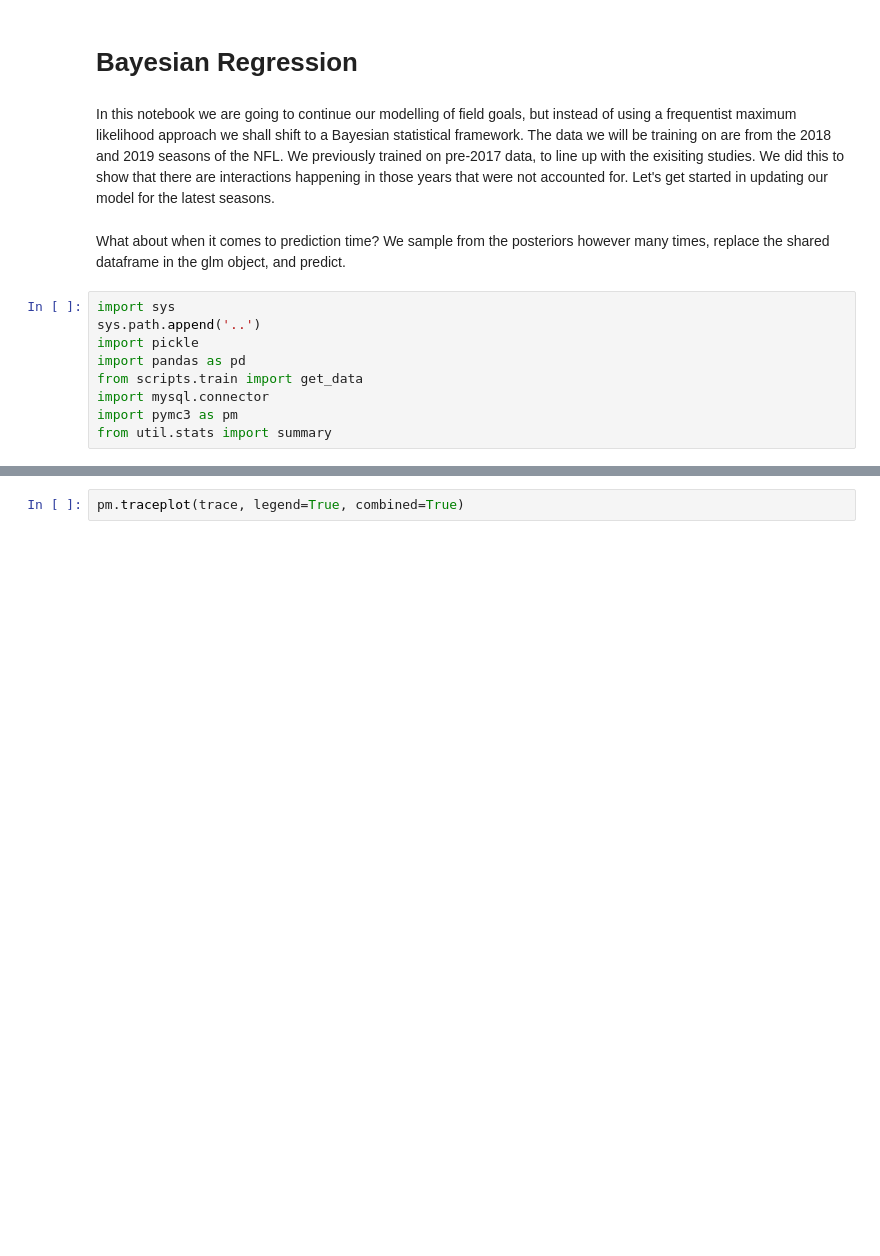
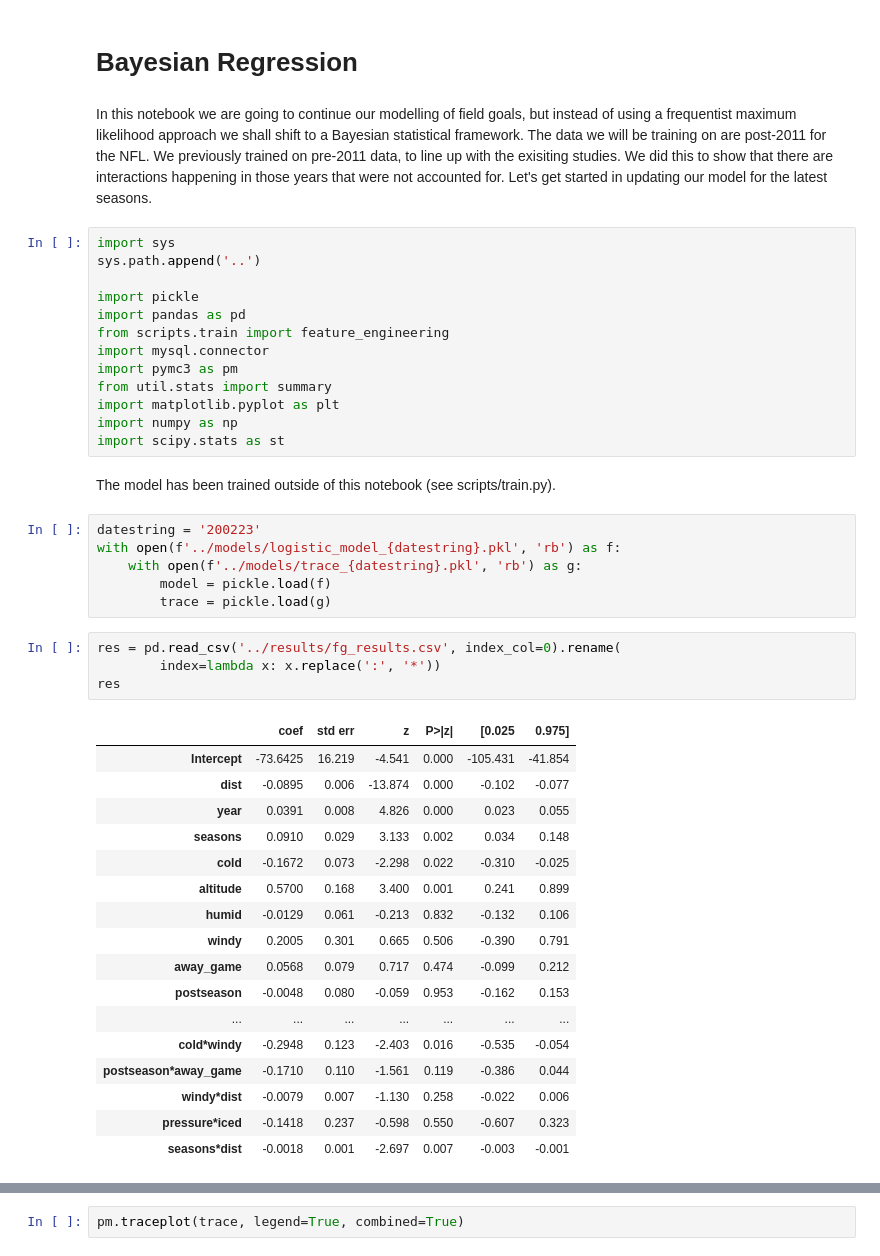
Before and after one commit to lewisbails/nfl-project, a Jupyter notebook: notebooks/bayesian.ipynb, the cells around one changed output, grey strips where cells are left out. Saved outputs shown, nothing was run; the diff lists cells and outputs as text; blank space fills up the shorter version.

```diff
--- a/notebooks/bayesian.ipynb
+++ b/notebooks/bayesian.ipynb
@@ -1,17 +1,49 @@
 # %% [markdown]
 # Bayesian Regression
 # %% [markdown]
-In this notebook we are going to continue our modelling of field goals, but instead of using a frequentist maximum likelihood approach we shall shift to a Bayesian statistical framework. The data we will be training on are from the 2018 and 2019 seasons of the NFL. We previously trained on pre-2017 data, to line up with the exisiting studies. We did this to show that there are interactions happening in those years that were not accounted for. Let's get started in updating our model for the latest seasons.
+In this notebook we are going to continue our modelling of field goals, but instead of using a frequentist maximum likelihood approach we shall shift to a Bayesian statistical framework. The data we will be training on are post-2011 for the NFL. We previously trained on pre-2011 data, to line up with the exisiting studies. We did this to show that there are interactions happening in those years that were not accounted for. Let's get started in updating our model for the latest seasons.
-# %% [markdown]
-What about when it comes to prediction time? We sample from the posteriors however many times, replace the shared dataframe in the glm object, and predict.
 # %%
 import sys
 sys.path.append('..')
+
 import pickle
 import pandas as pd
-from scripts.train import get_data
+from scripts.train import feature_engineering
 import mysql.connector
 import pymc3 as pm
 from util.stats import summary
+import matplotlib.pyplot as plt
+import numpy as np
+import scipy.stats as st
+# %% [markdown]
+The model has been trained outside of this notebook (see scripts/train.py).
+# %%
+datestring = '200223'
+with open(f'../models/logistic_model_{datestring}.pkl', 'rb') as f:
+    with open(f'../models/trace_{datestring}.pkl', 'rb') as g:
+        model = pickle.load(f)
+        trace = pickle.load(g)
+# %%
+res = pd.read_csv('../results/fg_results.csv', index_col=0).rename(
+        index=lambda x: x.replace(':', '*'))
+res
+# %% [output]
+|  | coef | std err | z | P>|z| | [0.025 | 0.975] |
+| Intercept | -73.6425 | 16.219 | -4.541 | 0.000 | -105.431 | -41.854 |
+| dist | -0.0895 | 0.006 | -13.874 | 0.000 | -0.102 | -0.077 |
+| year | 0.0391 | 0.008 | 4.826 | 0.000 | 0.023 | 0.055 |
+| seasons | 0.0910 | 0.029 | 3.133 | 0.002 | 0.034 | 0.148 |
+| cold | -0.1672 | 0.073 | -2.298 | 0.022 | -0.310 | -0.025 |
+| altitude | 0.5700 | 0.168 | 3.400 | 0.001 | 0.241 | 0.899 |
+| humid | -0.0129 | 0.061 | -0.213 | 0.832 | -0.132 | 0.106 |
+| windy | 0.2005 | 0.301 | 0.665 | 0.506 | -0.390 | 0.791 |
+| away_game | 0.0568 | 0.079 | 0.717 | 0.474 | -0.099 | 0.212 |
+| postseason | -0.0048 | 0.080 | -0.059 | 0.953 | -0.162 | 0.153 |
+| ... | ... | ... | ... | ... | ... | ... |
+| cold*windy | -0.2948 | 0.123 | -2.403 | 0.016 | -0.535 | -0.054 |
+| postseason*away_game | -0.1710 | 0.110 | -1.561 | 0.119 | -0.386 | 0.044 |
+| windy*dist | -0.0079 | 0.007 | -1.130 | 0.258 | -0.022 | 0.006 |
+| pressure*iced | -0.1418 | 0.237 | -0.598 | 0.550 | -0.607 | 0.323 |
+| seasons*dist | -0.0018 | 0.001 | -2.697 | 0.007 | -0.003 | -0.001 |
 # %%
 cnx = mysql.connector.connect(user='root', password='mOntie20!mysql', host='127.0.0.1', database='nfl')
```
Also changed, not shown: parts of 8 cells of this notebook, 8 other files.
